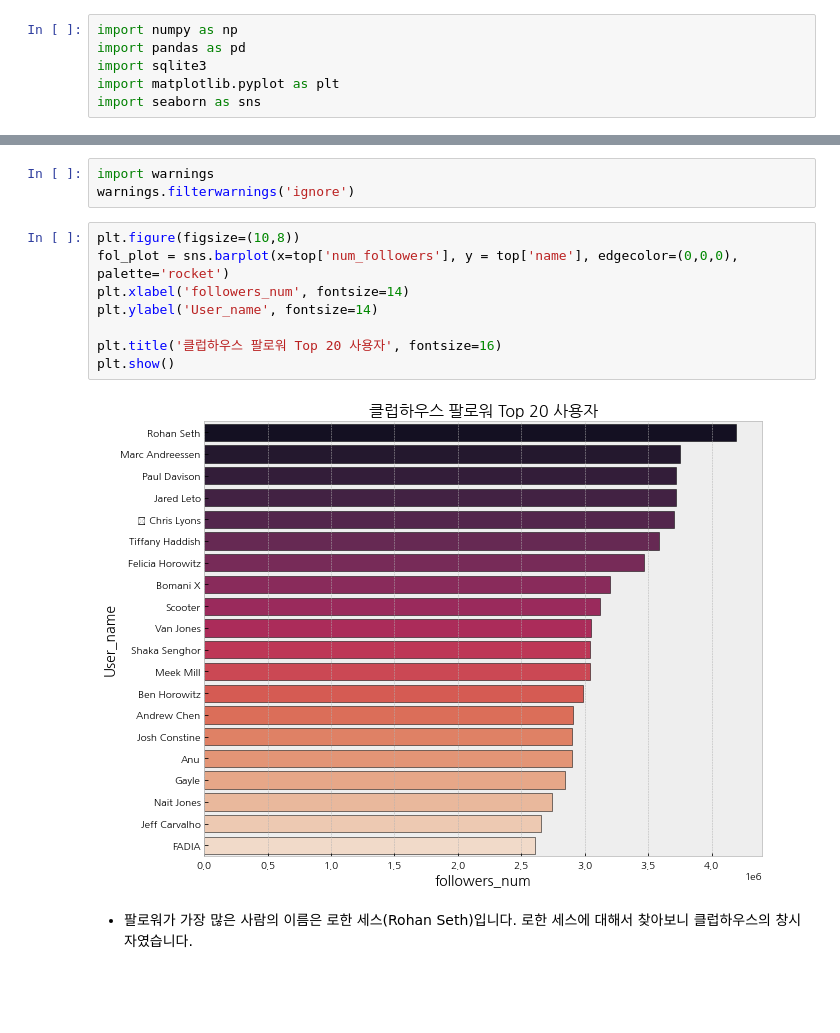
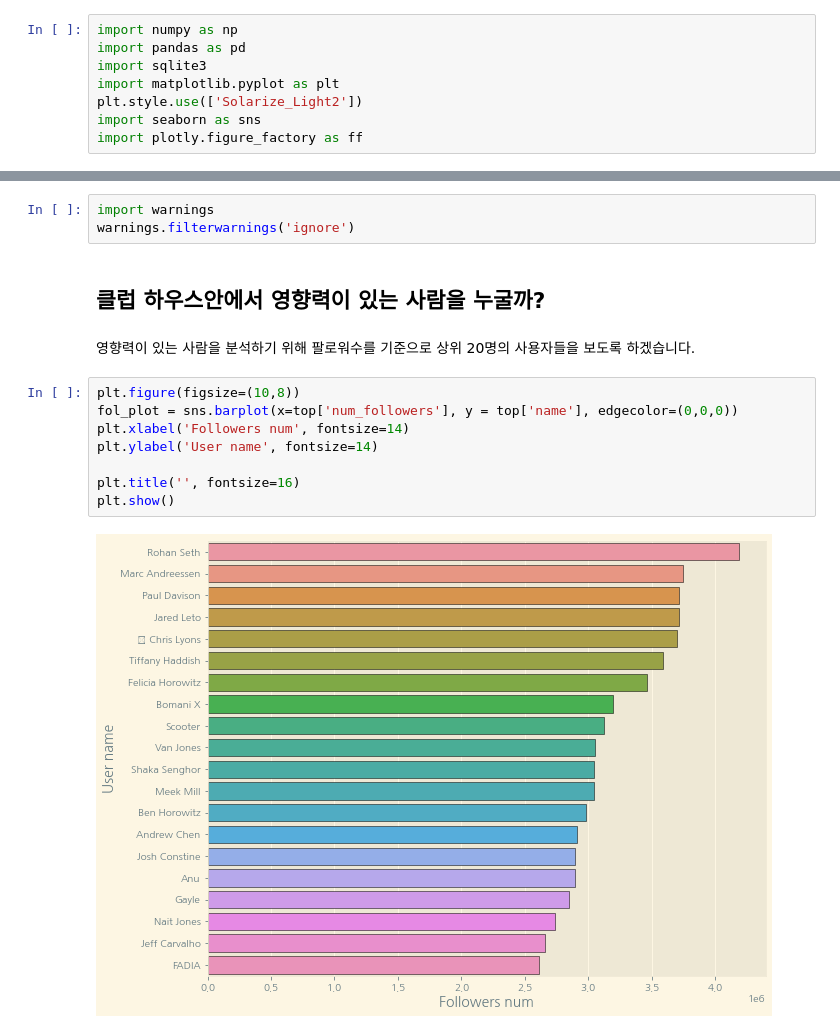
Before and after one commit to jaaaamj0711/kaggle_study, a Jupyter notebook: Clubhouse/clubhouse.ipynb, the cells around one changed output, grey strips where cells are left out. Drawn from its saved outputs; the diff is of its cells as text; blank space fills up the shorter version.

```diff
--- a/Clubhouse/clubhouse.ipynb
+++ b/Clubhouse/clubhouse.ipynb
@@ -5,7 +5,9 @@ import numpy as np
 import pandas as pd
 import sqlite3
 import matplotlib.pyplot as plt
+plt.style.use(['Solarize_Light2'])
 import seaborn as sns
+import plotly.figure_factory as ff
 # %%
 # 한글 폰트 사용을 위한 설정
 !apt-get update -qq
@@ -76,15 +53,17 @@ top = data.nlargest(20,['num_followers'])
 # %%
 import warnings
 warnings.filterwarnings('ignore')
+# %% [markdown]
+## 클럽 하우스안에서 영향력이 있는 사람을 누굴까?
+# %% [markdown]
+영향력이 있는 사람을 분석하기 위해 팔로워수를 기준으로 상위 20명의 사용자들을 보도록 하겠습니다.
 # %%
 plt.figure(figsize=(10,8))
-fol_plot = sns.barplot(x=top['num_followers'], y = top['name'], edgecolor=(0,0,0), palette='rocket')
-plt.xlabel('followers_num', fontsize=14)
-plt.ylabel('User_name', fontsize=14)
+fol_plot = sns.barplot(x=top['num_followers'], y = top['name'], edgecolor=(0,0,0))
+plt.xlabel('Followers num', fontsize=14)
+plt.ylabel('User name', fontsize=14)
 
-plt.title('클럽하우스 팔로워 Top 20 사용자', fontsize=16)
+plt.title('', fontsize=16)
 plt.show()
 # %% [output]
-[figure, old version]
+[figure, new version]
-# %% [markdown]
-- 팔로워가 가장 많은 사람의 이름은 로한 세스(Rohan Seth)입니다. 로한 세스에 대해서 찾아보니 클럽하우스의 창시자였습니다.
```
Also changed, not shown: parts of 11 cells of this notebook.
